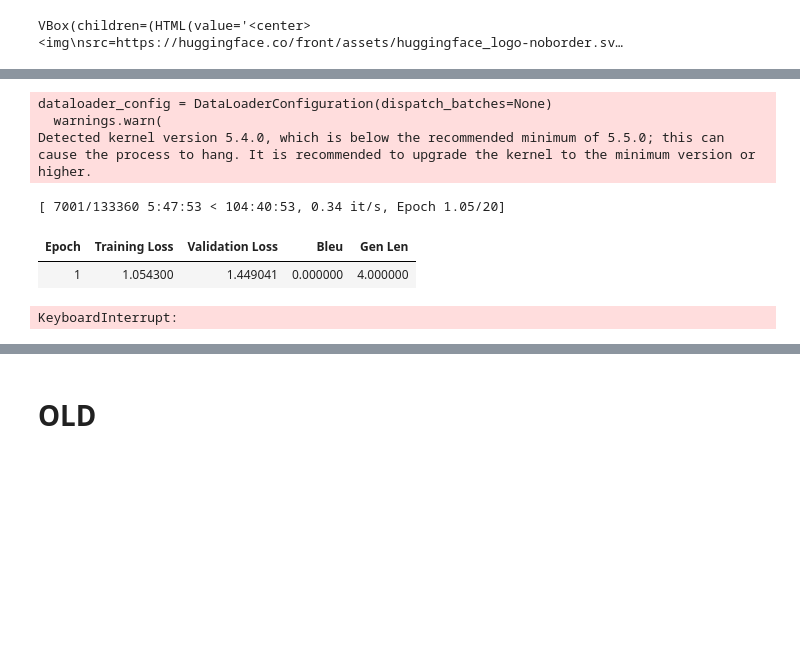
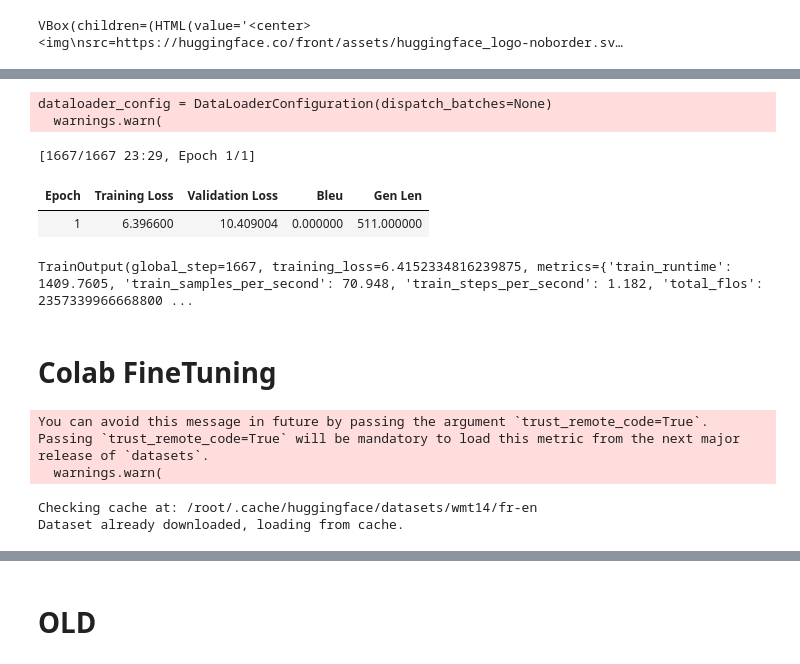
Before and after one commit to srspratti/Adversarial_NMT_th, a Jupyter notebook: finetune_marianmt.ipynb, the cells around one changed output, grey strips where cells are left out. Saved outputs shown, nothing was run; the diff lists cells and outputs as text; code cells hidden in the pictures; blank space fills up the shorter version.

```diff
--- a/finetune_marianmt.ipynb
+++ b/finetune_marianmt.ipynb
@@ -53,19 +57,22 @@ tokenizer = AutoTokenizer.from_pretrained(checkpoint_name)
 # %%
 def preprocess(examples, tokenizer):
-    prefix = ">>fr<<"
+    # prefix = ">>fr<<"
+    prefix = ""
     src = "en"  # source language
     trg = "fr"  # target language
 
-    # en_texts = [prefix + example[src] for example in examples['translation']]
-    en_texts = [example[src] for example in examples['translation']]
+    en_texts = [prefix + example[src] for example in examples['translation']]
+    # en_texts = [example[src] for example in examples['translation']]
     fr_texts = [example[trg] for example in examples['translation']]
 
     # Tokenize the English texts
-    model_inputs = tokenizer(en_texts, padding='max_length', max_length=128, truncation=True)
+    # model_inputs = tokenizer(en_texts, padding='max_length', max_length=128, truncation=True)
+    model_inputs = tokenizer(en_texts, max_length=128, truncation=True)
 
     # Tokenize the French texts separately to create the labels
     with tokenizer.as_target_tokenizer():
-        labels = tokenizer(fr_texts, padding='max_length', max_length=128, truncation=True)["input_ids"]
+        # labels = tokenizer(fr_texts, padding='max_length', max_length=128, truncation=True)["input_ids"]
+        labels = tokenizer(fr_texts, max_length=128, truncation=True)["input_ids"]
 
     # Set labels in model_inputs
     model_inputs["labels"] = labels
@@ -140,37 +151,38 @@ output_dir
 # %%
 training_args = Seq2SeqTrainingArguments(
     # output_dir="/workspace/2024/Adversarial_NMT_th/checkpoints/T5_wmt14_En_Fr_1million",
     output_dir=output_dir,
     evaluation_strategy="epoch",
     learning_rate=2e-3,
     per_device_train_batch_size=15,
     per_device_eval_batch_size=15,
     weight_decay=0.01,
     save_total_limit=3,
-    num_train_epochs=20,
+    num_train_epochs=1,
     predict_with_generate=True,
-    fp16=True,
+    # fp16=True,
     push_to_hub=True,
 )
 
 trainer = Seq2SeqTrainer(
     model=model,
     args=training_args,
     train_dataset=tokenized_train_datasets,
     eval_dataset=tokenized_valid_datasets,
     tokenizer=tokenizer,
     data_collator=data_collator,
     compute_metrics=compute_metrics,
 )
 
 trainer.train()
 # %% [output]
 dataloader_config = DataLoaderConfiguration(dispatch_batches=None)
   warnings.warn(
-Detected kernel version 5.4.0, which is below the recommended minimum of 5.5.0; this can cause the process to hang. It is recommended to upgrade the kernel to the minimum version or higher.
-[ 7001/133360 5:47:53 < 104:40:53, 0.34 it/s, Epoch 1.05/20]
+[1667/1667 23:29, Epoch 1/1]
 | Epoch | Training Loss | Validation Loss | Bleu | Gen Len |
-| 1 | 1.054300 | 1.449041 | 0.000000 | 4.000000 |
+| 1 | 6.396600 | 10.409004 | 0.000000 | 511.000000 |
-KeyboardInterrupt:
+TrainOutput(global_step=1667, training_loss=6.4152334816239875, metrics={'train_runtime': 1409.7605, 'train_samples_per_second': 70.948, 'train_steps_per_second': 1.182, 'total_flos': 2357339966668800 ...
 # %%
 trainer.save_model(output_dir)
+# %% [markdown]
+# Colab FineTuning
@@ -176,0 +194,46 @@ trainer.save_model(output_dir)
+# %%
+from datasets import load_dataset, load_metric
+# raw_datasets = load_dataset("wmt16", "ro-en")
+metric = load_metric("sacrebleu")
+# %% [output]
+You can avoid this message in future by passing the argument `trust_remote_code=True`.
+Passing `trust_remote_code=True` will be mandatory to load this metric from the next major release of `datasets`.
+  warnings.warn(
+# %%
+# Get user's home directory
+import os
+home = os.path.expanduser("~")
+
+# Define the path of the cache directory
+cache_dir = os.path.join(home, ".cache", "huggingface", "datasets")
+
+# Define the name and configuration of the dataset
+dataset_name = "wmt14"
+config_name = "fr-en"
+
+# Build the path for the specific dataset configuration
+dataset_config_path = os.path.join(cache_dir, dataset_name, config_name)
+
+print(f"Checking cache at: {dataset_config_path}")
+
+# Check if the dataset configuration is already cached
+if os.path.exists(dataset_config_path) and len(os.listdir(dataset_config_path)) > 0:
+    print("Dataset already downloaded, loading from cache.")
+    # If the dataset is already downloaded, load it from the cache directory
+    dataset = load_dataset(dataset_name, config_name, cache_dir=cache_dir)
+else:
+    print("Downloading the dataset.")
+    # Download the dataset and specify the cache directory
+    dataset = load_dataset(dataset_name, config_name, cache_dir=cache_dir)
+
+# Here, you should adjust the loading of subsets to avoid redundant downloads or loading.
+# Load 50k rows of the train dataset
+train_dataset = dataset["train"].select(range(100020))
+# train_dataset = dataset["train"].select(range(600))
+
+# Keep the full valid and test datasets
+valid_dataset = dataset["validation"]
+test_dataset = dataset["test"]
+# %% [output]
+Checking cache at: /root/.cache/huggingface/datasets/wmt14/fr-en
+Dataset already downloaded, loading from cache.
```
Also changed, not shown: parts of 17 cells of this notebook, 1 other file.
